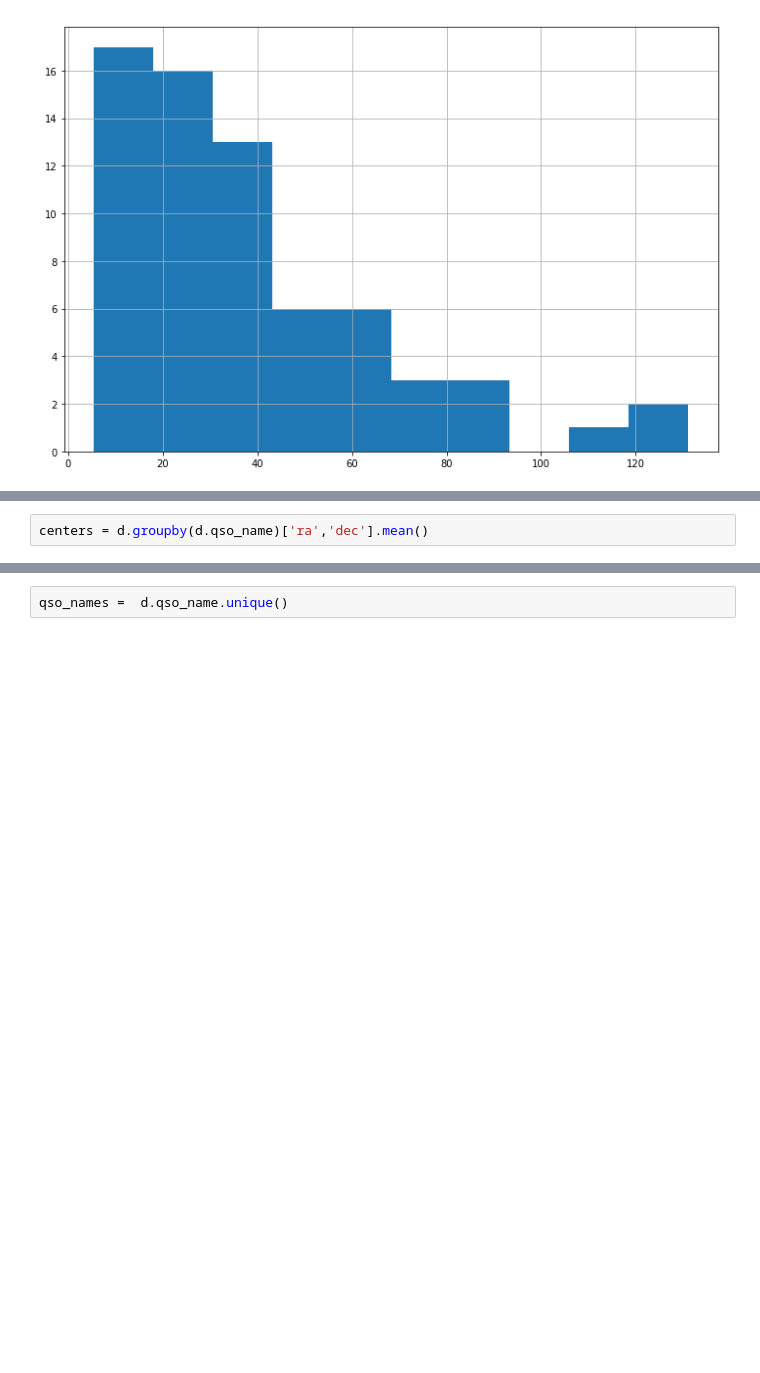
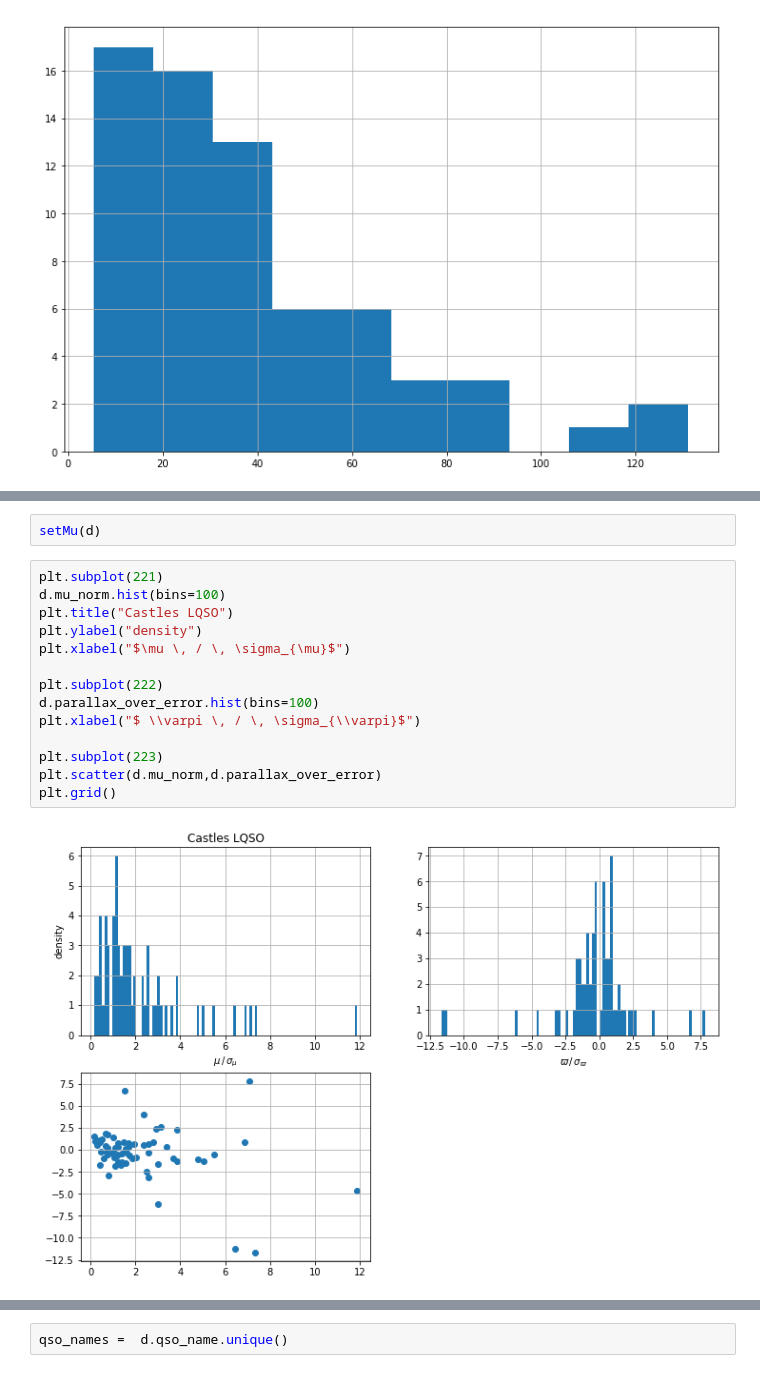
Before and after one commit to bombrun/GaiaLQSO, a Jupyter notebook: notebooks/Castle visual selection.ipynb, the cells around one changed output, grey strips where cells are left out. Drawn from its saved outputs; the diff is of its cells as text; blank space fills up the shorter version.

```diff
--- a/notebooks/Castle visual selection.ipynb
+++ b/notebooks/Castle visual selection.ipynb
@@ -137,2 +161,18 @@ getLQSO(d,HE0435)
-# %%
-centers = d.groupby(d.qso_name)['ra','dec'].mean()
+# %%
+setMu(d)
+# %%
+plt.subplot(221)
+d.mu_norm.hist(bins=100)
+plt.title("Castles LQSO")
+plt.ylabel("density")
+plt.xlabel("$\mu \, / \, \sigma_{\mu}$")
+
+plt.subplot(222)
+d.parallax_over_error.hist(bins=100)
+plt.xlabel("$ \\varpi \, / \, \sigma_{\\varpi}$")
+
+plt.subplot(223)
+plt.scatter(d.mu_norm,d.parallax_over_error)
+plt.grid()
+# %% [output]
+[figure, added]
```
Also changed, not shown: parts of 49 cells of this notebook, 2 other files.
